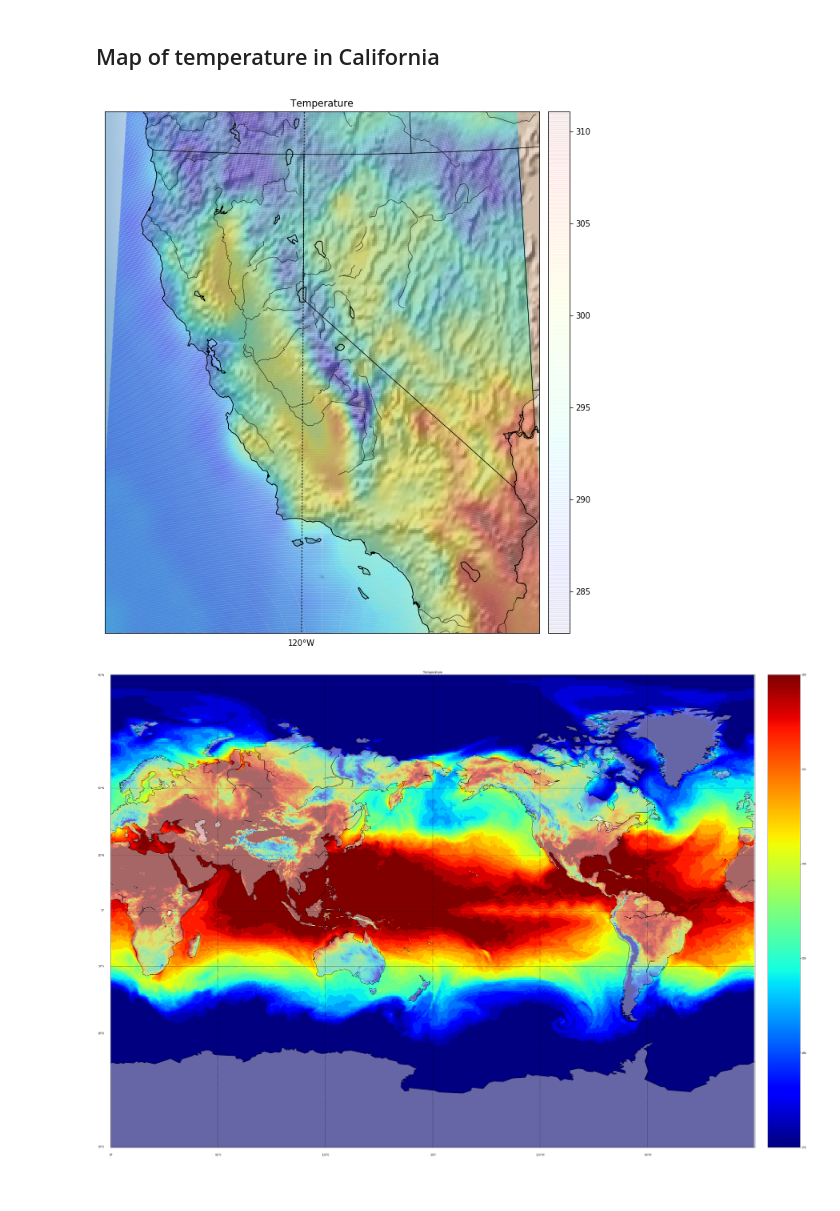
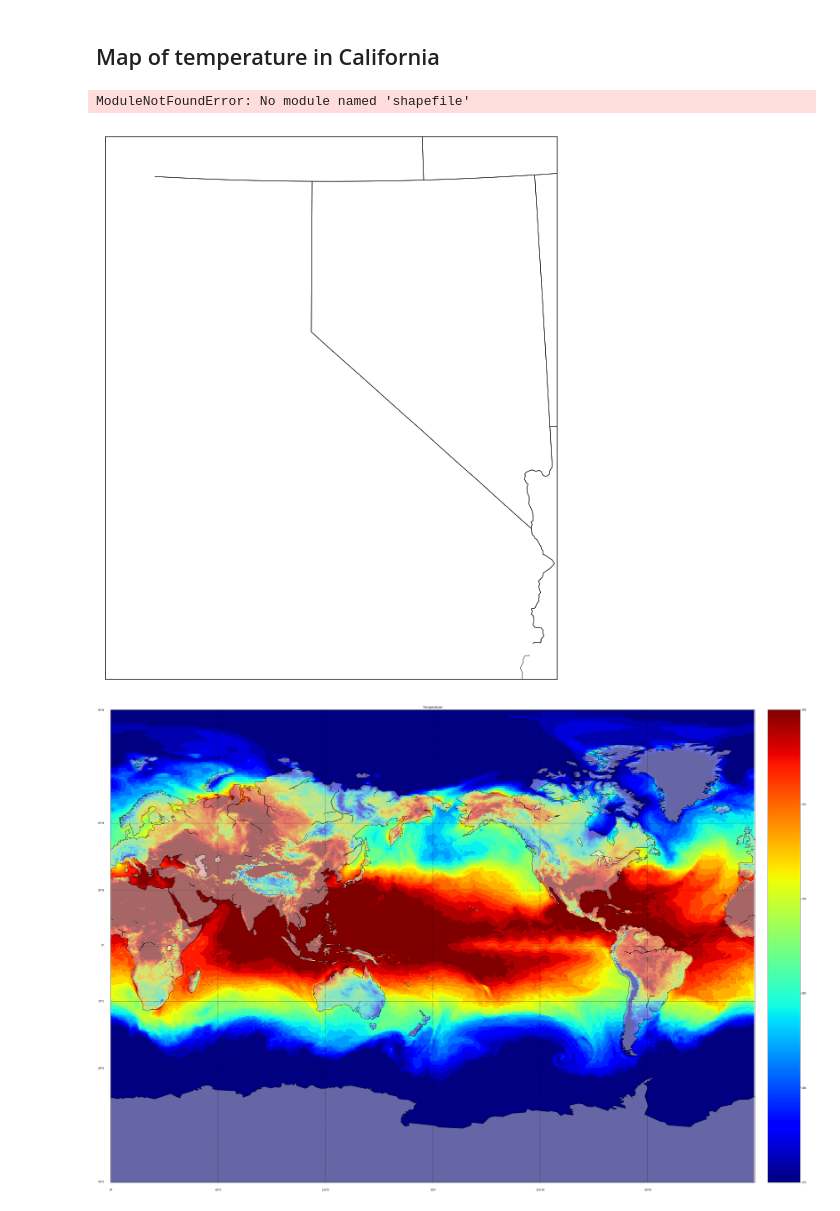
Before and after one commit to johmathe/baroque_octopus, a Jupyter notebook: cali_weather.ipynb, the cells around one changed output. Cells and saved outputs as stored; diff of their text form; code cells hidden in the pictures.

```diff
--- a/cali_weather.ipynb
+++ b/cali_weather.ipynb
@@ -44,34 +44,36 @@ lons_interp = np.arange(cal_bbox['west'], cal_bbox['east'], 0.01)
 plt.figure(figsize=(12,12))
 
 cal_data = data[noaa_ids['north']:noaa_ids['south'],
                 noaa_ids['west']:noaa_ids['east']]
 lonlat2temp = interpolate.interp2d(lons, lats, cal_data, kind='cubic')
 cal_data_interp = lonlat2temp(lons_interp, lats_interp)
 
 
 m=Basemap(projection='cass',
           lat_ts=10,
           lat_0 = (cal_bbox['north'] + cal_bbox['south'])/2,
           lon_0 = (cal_bbox['west'] + cal_bbox['east'])/2,
           resolution='i',
           width=1000e3,
           height=1200e3)
 x, y = m(*np.meshgrid(lons_interp,lats_interp))
 
 # Draw plenty of fancy stuff
 m.drawstates()
+m.d()
 m.drawlsmask()
 m.drawrivers()
 m.drawcoastlines()
 m.shadedrelief()
 m.drawparallels(np.arange(-90.,120.,30.),labels=[1,0,0,0])
 m.drawmeridians(np.arange(-180.,180.,60.),labels=[0,0,0,1])
 m.pcolormesh(x, y, cal_data_interp, shading='flat', cmap=plt.cm.jet,alpha=0.05)
 m.colorbar(location='right')
 plt.title('Temperature')
 plt.show()
 # %% [output]
+ModuleNotFoundError: No module named 'shapefile'
-[figure, old version]
+[figure, new version]
 # %%
 world_bbox = {'north': 90, 'south': -90, 'east': 0, 'west': 360}
 
```
